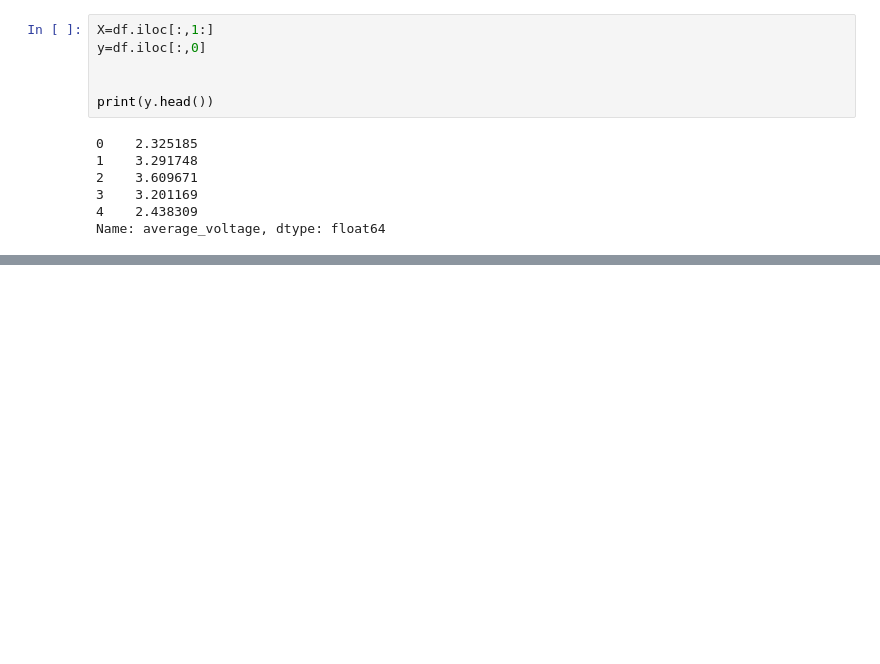
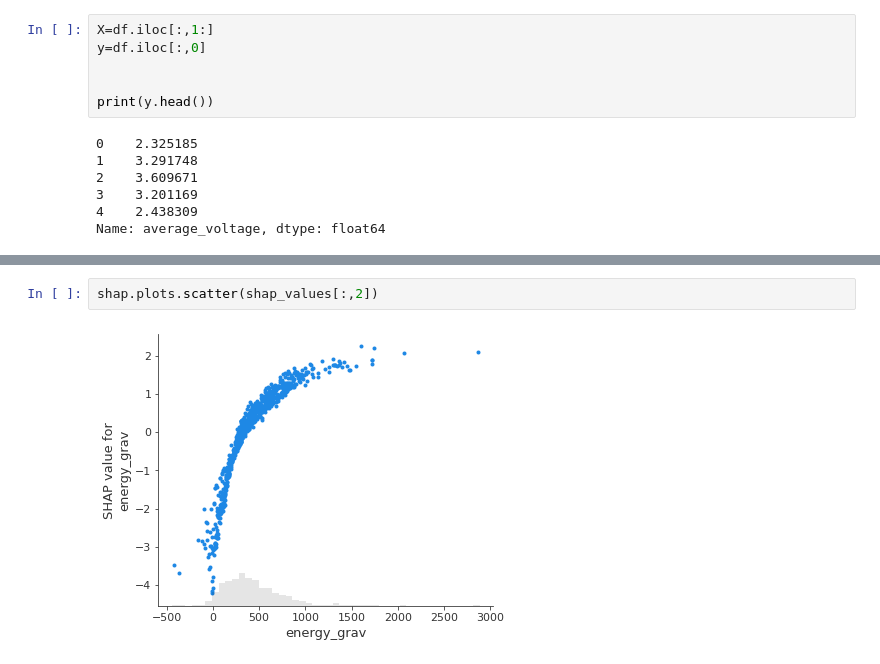
Before and after one commit to rajoy99/battery_intepretable, a Jupyter notebook: avg_volt.ipynb, the cells around one changed output, grey strips where cells are left out. Cells and saved outputs as stored; diff of their text form; blank space fills up the shorter version.

```diff
--- a/avg_volt.ipynb
+++ b/avg_volt.ipynb
@@ -125,2 +123,6 @@ shap_values = explainer.shap_values(X_test)
 # %% [output]
 ntree_limit is deprecated, use `iteration_range` or model slicing instead.
+# %%
+shap.plots.scatter(shap_values[:,2])
+# %% [output]
+[figure, added]
```
Also changed, not shown: parts of 11 cells of this notebook, 1 other file.
